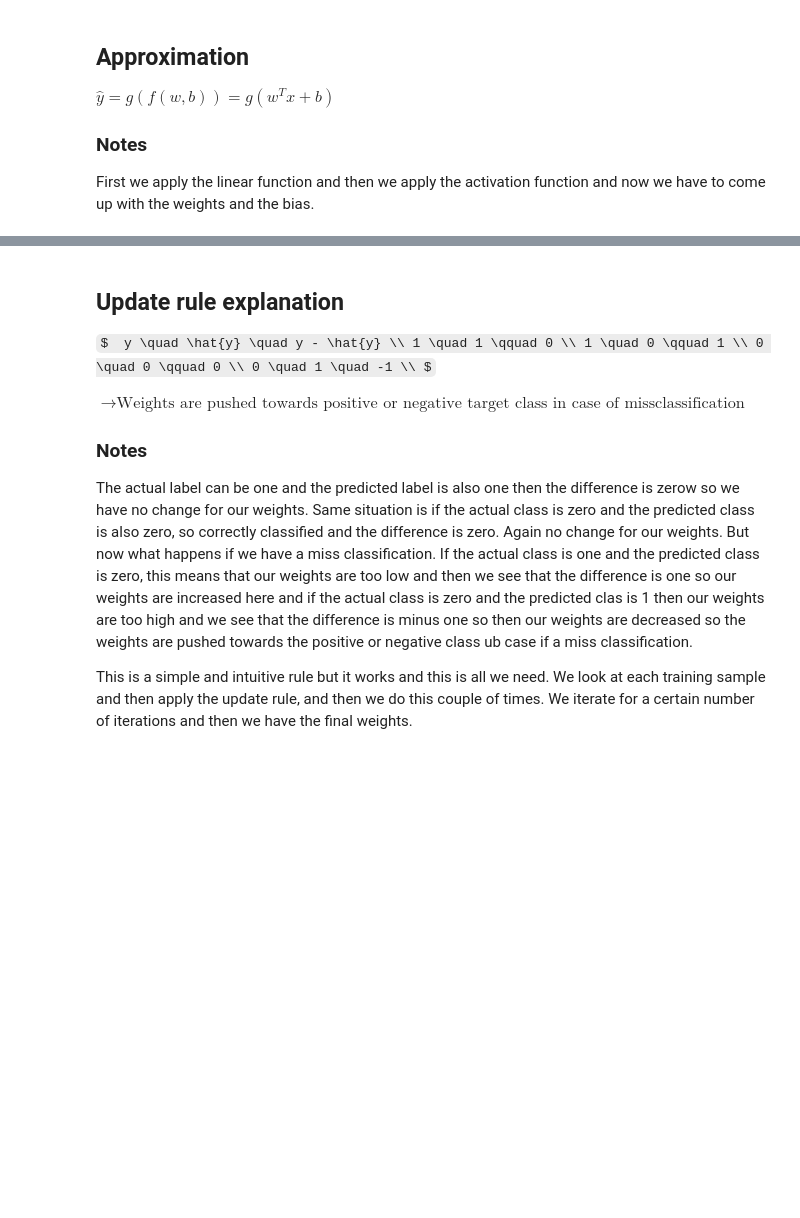
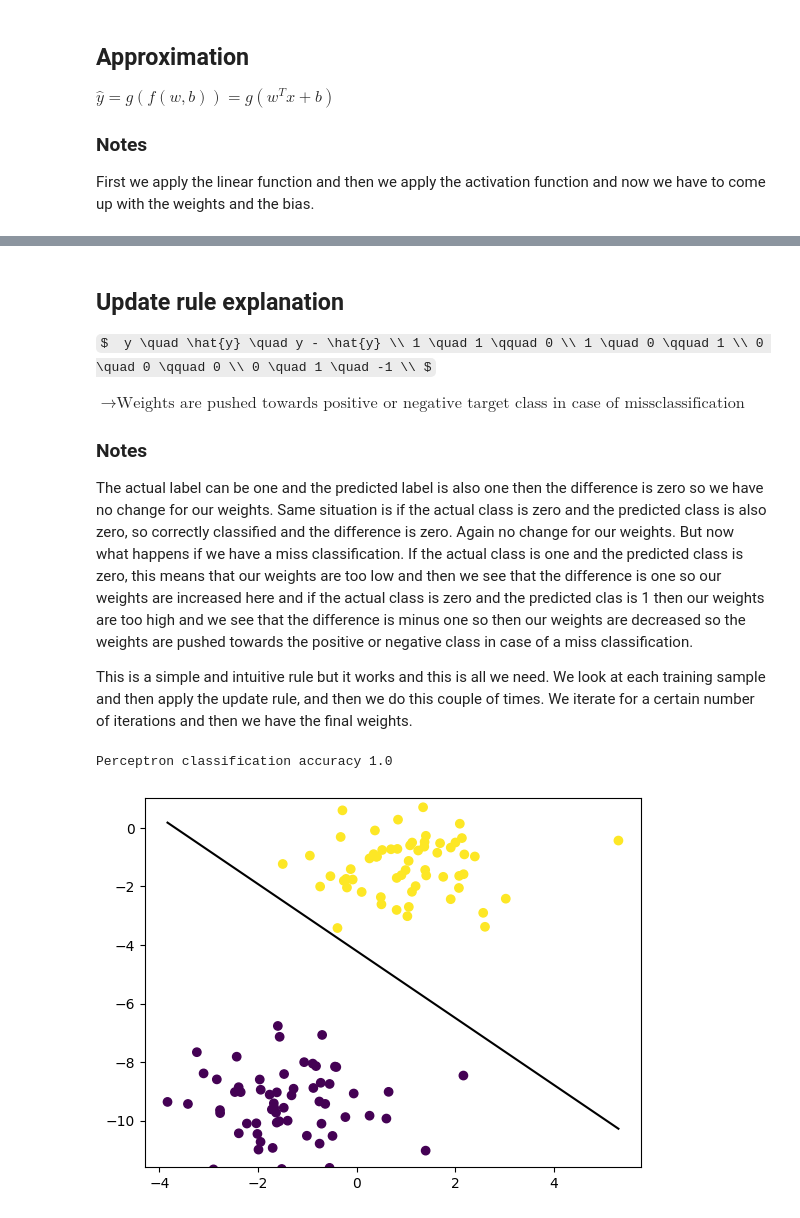
Before and after one commit to wiktorflorian/Learning, a Jupyter notebook: Machine_Learning_From_Scratch/06_Perceptron.ipynb, the cells around one changed output, grey strips where cells are left out. Cells and saved outputs as stored; diff of their text form; code cells hidden in the pictures; some formulas as TeX source; blank space fills up the shorter version.

```diff
--- a/Machine_Learning_From_Scratch/06_Perceptron.ipynb
+++ b/Machine_Learning_From_Scratch/06_Perceptron.ipynb
@@ -72,6 +72,6 @@ $ \xrightarrow{} \text{Weights are pushed towards positive or negative target cl
 
 ### Notes
 
-The actual label can be one and the predicted label is also one then the difference is zerow so we have no change for our weights. Same situation is if the actual class is zero and the predicted class is also zero, so correctly classified and the difference is zero. Again no change for our weights. But now what happens if we have a miss classification. If the actual class is one and the predicted class is zero, this means that our weights are too low and then we see that the difference is one so our weights are increased here and if the actual class is zero and the predicted clas is 1 then our weights are too high and we see that the difference is minus one so then our weights are decreased so the weights are pushed towards the positive or negative class ub case if a miss classification.
+The actual label can be one and the predicted label is also one then the difference is zero so we have no change for our weights. Same situation is if the actual class is zero and the predicted class is also zero, so correctly classified and the difference is zero. Again no change for our weights. But now what happens if we have a miss classification. If the actual class is one and the predicted class is zero, this means that our weights are too low and then we see that the difference is one so our weights are increased here and if the actual class is zero and the predicted clas is 1 then our weights are too high and we see that the difference is minus one so then our weights are decreased so the weights are pushed towards the positive or negative class in case of a miss classification.
 
 This is a simple and intuitive rule but it works and this is all we need. We look at each training sample and then apply the update rule, and then we do this couple of times. We iterate for a certain number of iterations and then we have the final weights.
@@ -77,0 +117,38 @@ This is a simple and intuitive rule but it works and this is all we need. We loo
+# %%
+from sklearn.model_selection import train_test_split
+from sklearn import datasets
+import matplotlib.pyplot as plt
+
+def accuracy(y_true, y_pred):
+    accuracy = np.sum(y_true == y_pred) / len(y_true)
+    return accuracy
+
+X, y = datasets.make_blobs(n_samples=150, n_features=2, centers=2, cluster_std=1.05, random_state=2)
+X_train, X_test, y_train, y_test = train_test_split(X, y, test_size=0.2, random_state=123)
+
+p = Perceptron(learning_rate=0.01, n_iters=1000)
+p.fit(X_train, y_train)
+predictions = p.predict(X_test)
+
+print("Perceptron classification accuracy", accuracy(y_test, predictions))
+
+fig = plt.figure()
+ax = fig.add_subplot(1,1,1)
+plt.scatter(X_train[:,0], X_train[:,1], marker='o', c=y_train)
+
+x0_1 = np.amin(X_train[:,0])
+x0_2 = np.amax(X_train[:,0])
+
+x1_1 = (-p.weights[0] * x0_1 - p.bias) / p.weights[1]
+x1_2 = (-p.weights[0] * x0_2 - p.bias) / p.weights[1]
+
+ax.plot([x0_1, x0_2], [x1_1, x1_2], 'k')
+
+ymin = np.amin(X_train[:1])
+ymax = np.amax(X_train[:1])
+ax.set_ylim([ymin-3,ymax+3])
+
+plt.show()
+# %% [output]
+Perceptron classification accuracy 1.0
+[figure, added]
```
Also changed, not shown: parts of 4 cells of this notebook.
